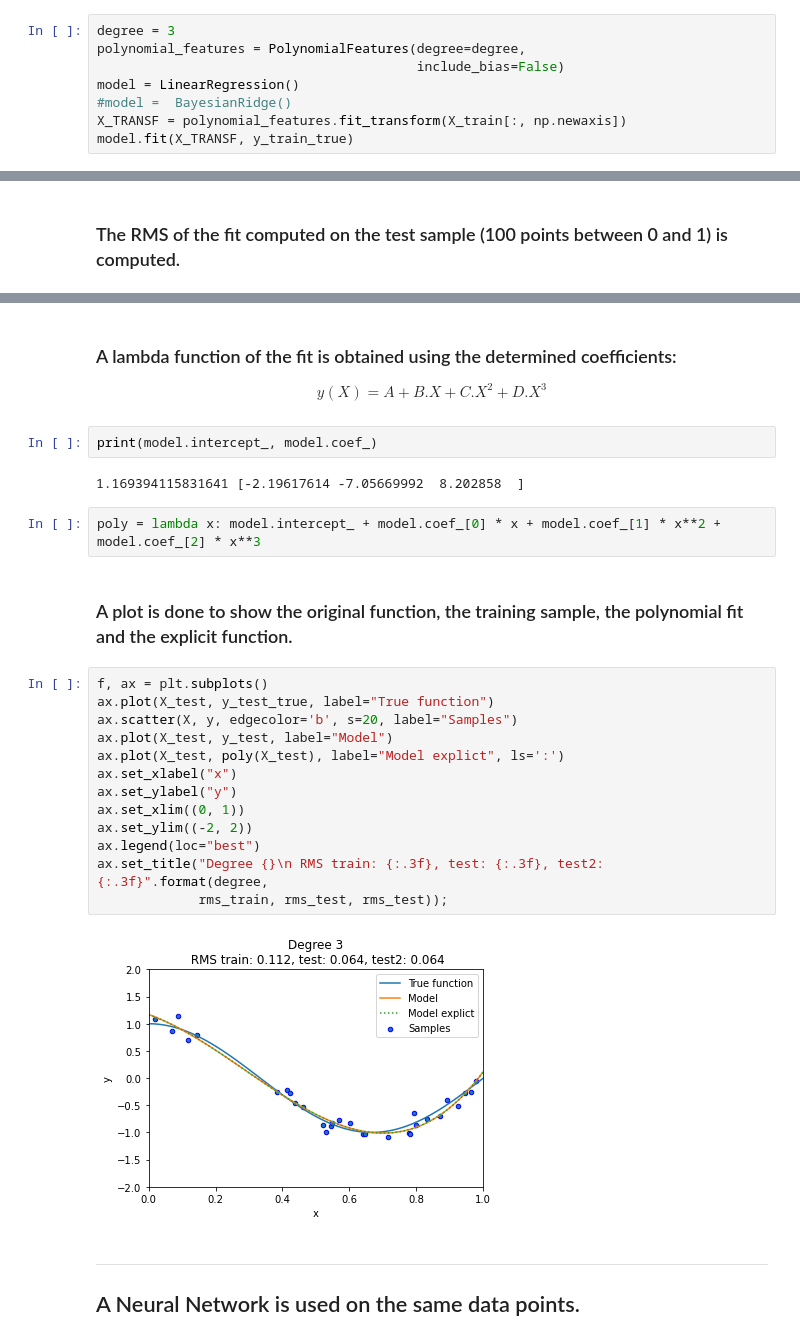
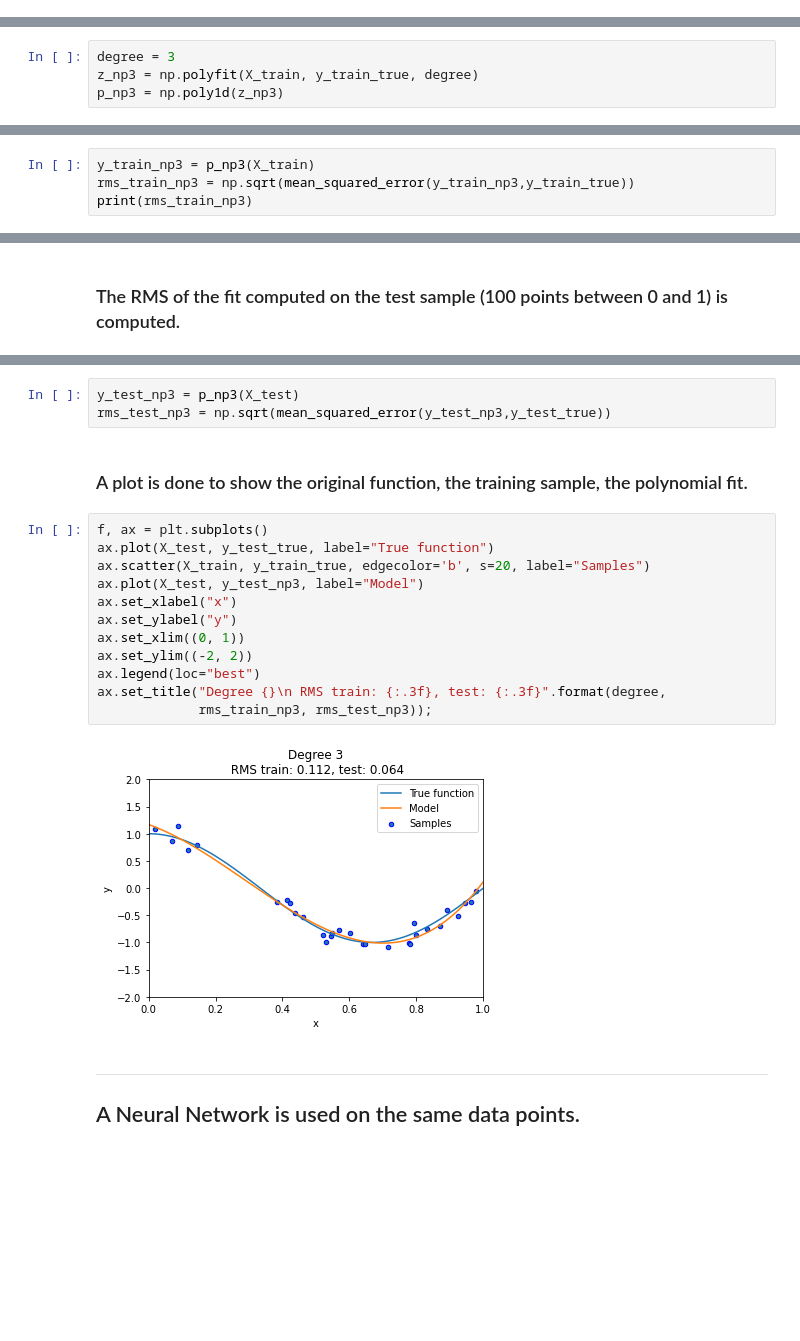
Before and after one commit to Morisset/AI4neb, a Jupyter notebook: docs/ComparePolynom.ipynb, the cells around one changed output, grey strips where cells are left out. Cells and saved outputs as stored; diff of their text form; blank space fills up the shorter version.

```diff
--- a/docs/ComparePolynom.ipynb
+++ b/docs/ComparePolynom.ipynb
@@ -61,10 +66,2 @@ y_test_true = true_fun(X_test)
 # %% [markdown]
 ### A fit to the data points is done using a polynome or order 3
-# %%
-degree = 3
-polynomial_features = PolynomialFeatures(degree=degree,
-                                         include_bias=False)
-model = LinearRegression()
-#model =  BayesianRidge()
-X_TRANSF = polynomial_features.fit_transform(X_train[:, np.newaxis])
-model.fit(X_TRANSF, y_train_true)
@@ -72,0 +70,4 @@ LinearRegression()
+# %%
+degree = 3
+z_np3 = np.polyfit(X_train, y_train_true, degree)
+p_np3 = np.poly1d(z_np3)
@@ -77,0 +80,4 @@ rms_train = np.sqrt(mean_squared_error(y_train,y_train_true))
+# %%
+y_train_np3 = p_np3(X_train)
+rms_train_np3 = np.sqrt(mean_squared_error(y_train_np3,y_train_true))
+print(rms_train_np3)
@@ -83,29 +88,22 @@ rms_test = np.sqrt(mean_squared_error(y_test,y_test_true))
-# %% [markdown]
-### A lambda function of the fit is obtained using the determined coefficients:
-$$ y(X) = A + B . X + C . X^2 + D . X^3 $$
-# %%
-print(model.intercept_, model.coef_)
-# %% [output]
-1.169394115831641 [-2.19617614 -7.05669992  8.202858  ]
-# %%
-poly = lambda x: model.intercept_ + model.coef_[0] * x + model.coef_[1] * x**2 + model.coef_[2] * x**3
+# %%
+y_test_np3 = p_np3(X_test)
+rms_test_np3 = np.sqrt(mean_squared_error(y_test_np3,y_test_true))
 # %% [markdown]
-### A plot is done to show the original function, the training sample, the polynomial fit and the explicit function.
+### A plot is done to show the original function, the training sample, the polynomial fit.
 # %%
 f, ax = plt.subplots()
 ax.plot(X_test, y_test_true, label="True function")
-ax.scatter(X, y, edgecolor='b', s=20, label="Samples")
-ax.plot(X_test, y_test, label="Model")
-ax.plot(X_test, poly(X_test), label="Model explict", ls=':')
+ax.scatter(X_train, y_train_true, edgecolor='b', s=20, label="Samples")
+ax.plot(X_test, y_test_np3, label="Model")
 ax.set_xlabel("x")
 ax.set_ylabel("y")
 ax.set_xlim((0, 1))
 ax.set_ylim((-2, 2))
 ax.legend(loc="best")
-ax.set_title("Degree {}\n RMS train: {:.3f}, test: {:.3f}, test2: {:.3f}".format(degree,
-             rms_train, rms_test, rms_test));
+ax.set_title("Degree {}\n RMS train: {:.3f}, test: {:.3f}".format(degree,
+             rms_train_np3, rms_test_np3));
 # %% [output]
-[figure, old version]
+[figure, new version]
 # %% [markdown]
 ***
 ## A Neural Network is used on the same data points.
```
Also changed, not shown: parts of 34 cells of this notebook.
